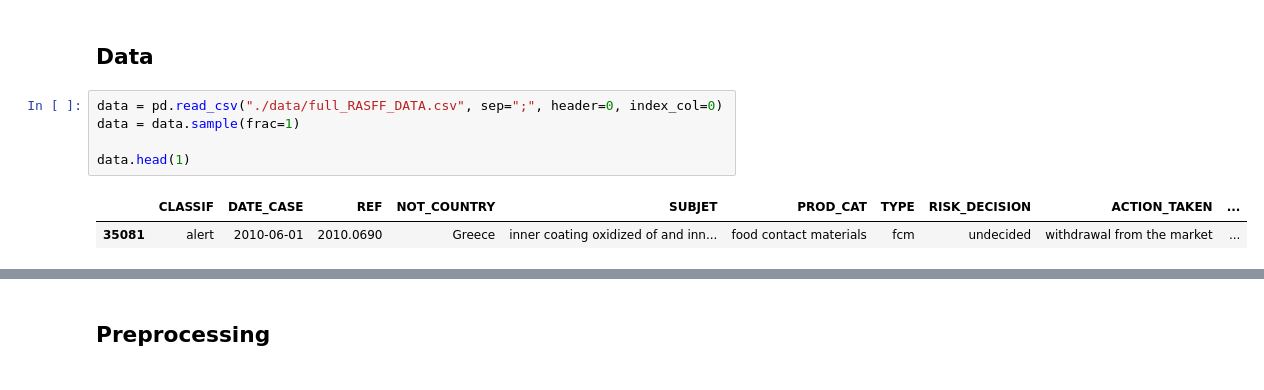
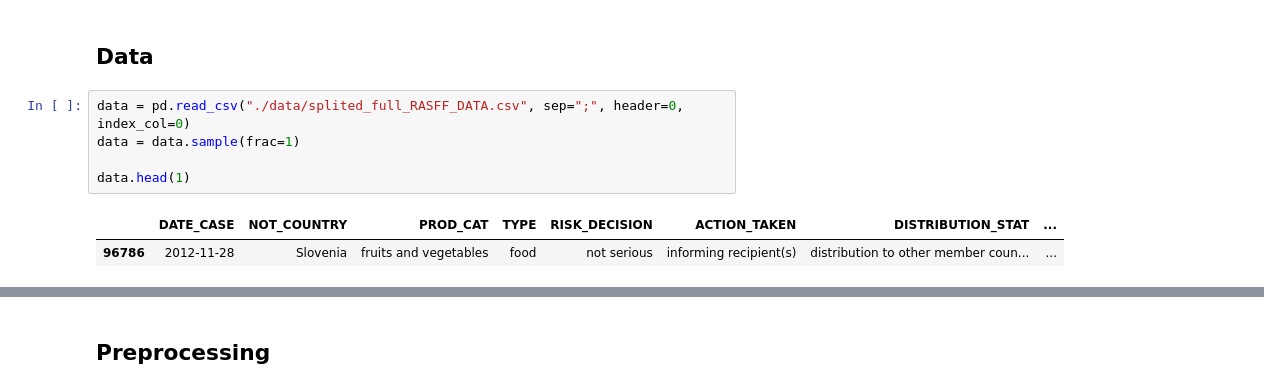
Before and after one commit to FernandoPerezLara/RASFF-predictions-dashboard, a Jupyter notebook: categorical_full.ipynb, the cells around one changed output, grey strips where cells are left out. Cells and saved outputs as stored; diff of their text form.

```diff
--- a/categorical_full.ipynb
+++ b/categorical_full.ipynb
@@ -17,13 +17,13 @@ from sklearn.metrics import classification_report, confusion_matrix, ConfusionMa
 # %% [markdown]
 ## Data
 # %%
-data = pd.read_csv("./data/full_RASFF_DATA.csv", sep=";", header=0, index_col=0)
+data = pd.read_csv("./data/splited_full_RASFF_DATA.csv", sep=";", header=0, index_col=0)
 data = data.sample(frac=1)
 
 data.head(1)
 # %% [output]
-|  | CLASSIF | DATE_CASE | REF | NOT_COUNTRY | SUBJET | PROD_CAT | TYPE | RISK_DECISION | ACTION_TAKEN | ... |
-| 35081 | alert | 2010-06-01 | 2010.0690 | Greece | inner coating oxidized of and inn... | food contact materials | fcm | undecided | withdrawal from the market | ... |
+|  | DATE_CASE | NOT_COUNTRY | PROD_CAT | TYPE | RISK_DECISION | ACTION_TAKEN | DISTRIBUTION_STAT | ... |
+| 96786 | 2012-11-28 | Slovenia | fruits and vegetables | food | not serious | informing recipient(s) | distribution to other member coun... | ... |
 # %%
 class Stage:
 	def __init__(self, input, output):
```
Also changed, not shown: parts of 8 cells of this notebook, 1 other file.
